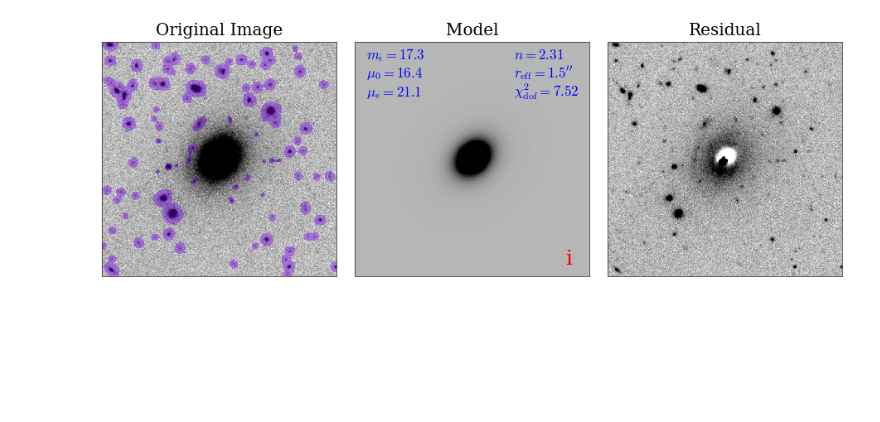
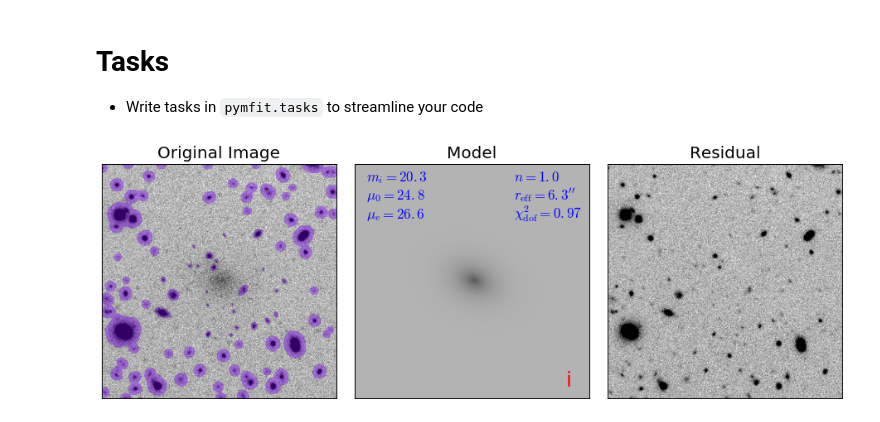
Before and after one commit to johnnygreco/pymfit, a Jupyter notebook: notebooks/example.ipynb, the cells around one changed output. Cells and saved outputs as stored; diff of their text form; code cells hidden in the pictures; blank space fills up the shorter version.

```diff
--- a/notebooks/example.ipynb
+++ b/notebooks/example.ipynb
@@ -5,0 +9,7 @@ import corner
+# %%
+img_fn = '../data/test-galaxy-2.fits'
+mask_fn = '../local_data/mask.fits'
+
+mask_kws = dict(out_fn=mask_fn, thresh=1.2, kern_sig=1.0, backsize=10,
+                obj_rmin=5, grow_sig=3.0, use_hsc_mask=False)
+final_mask = pymfit.make_mask(img_fn, **mask_kws)
@@ -5,0 +25,15 @@ import corner
+# %%
+# intial params that are different from defaults.
+# syntax is {parameter: [value, low, high]}
+init_params = dict(PA=[20, 0, 360], n=[1.0, 0.01, 5.0])
+
+# create a config dictionary
+config = pymfit.sersic_config(init_params, img_shape=img_fn)
+
+# run imfit
+# note that the image file is a multi-extension cube, which explains the '[#]' additions
+# also note that this config will be written to config_fn. if you already have a
+# config file written, then use config=None (default) and skip the above step.
+sersic = pymfit.run(img_fn+'[1]', config_fn='../local_data/config.txt',
+                    mask_fn=mask_fn, config=config, var_fn=img_fn+'[3]',
+                    out_fn='../local_data/best-fit.dat')
@@ -6,9 +79,12 @@ import corner
+# %% [markdown]
+# Tasks
+- Write tasks in `pymfit.tasks` to streamline your code
 # %%
-img_fn = '../data/test-galaxy.fits'
-init_params = dict(PA=[20, 0, 180])
-mask_kws = dict(thresh=1.2, kern_sig=1.0, backsize=10, obj_rmin=1, grow_sig=3.0)
-run_kws = dict(bootstrap=1000, bootstrap_fn='boot_out.dat')
-sersic = pymfit.tasks.sersic_fit(img_fn, init_params=init_params,
-                                 mask_kws=mask_kws, visualize=True, run_kws=run_kws)
+mask_kws = dict(thresh=1.2, kern_sig=1.0, backsize=10,
+                obj_rmin=5, grow_sig=3.0, use_hsc_mask=False)
+run_kws = dict() # can pass pymfit.run kwargs with this
+sersic = pymfit.tasks.sersic_fit(img_fn, init_params=init_params, mask_kws=mask_kws,
+                                 visualize=True, prefix='../local_data/best-fit-',
+                                 run_kws=run_kws)
 # %% [output]
-[figure, old version]
+[figure, new version]
```
Also changed, not shown: parts of 18 cells of this notebook, 4 other files.
